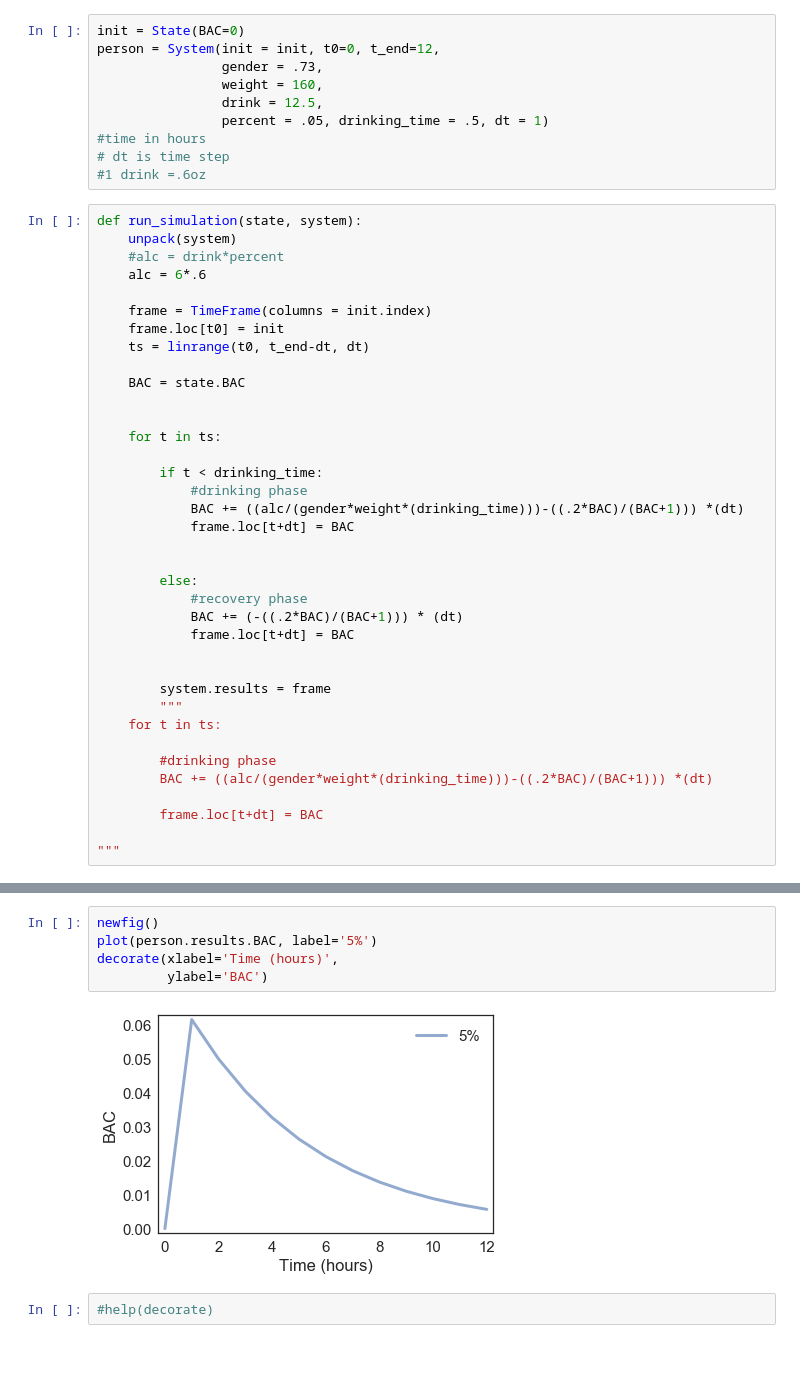
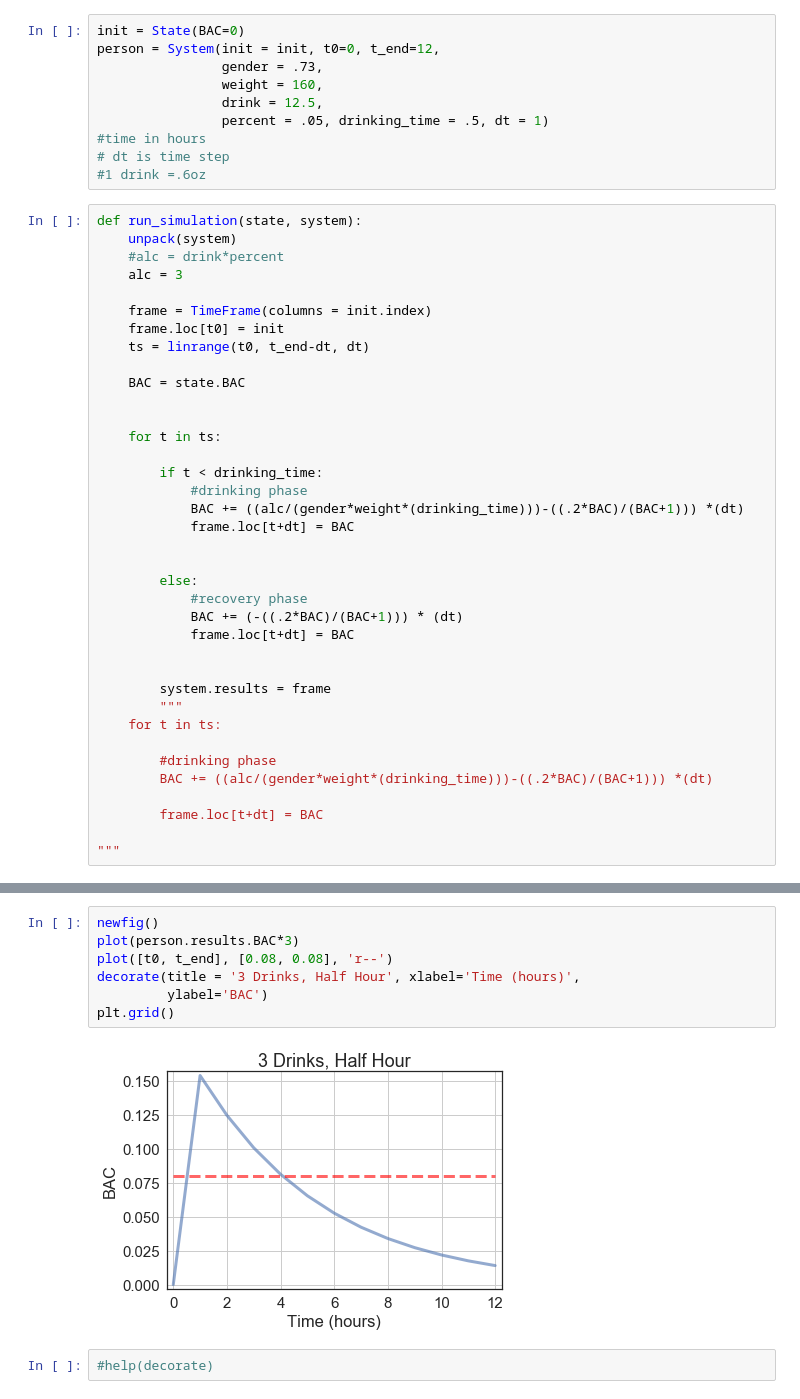
Before and after one commit to AlexFrye/ModSimPy, a Jupyter notebook: code/Project 2.1.ipynb, the cells around one changed output, grey strips where cells are left out. Saved outputs shown, nothing was run; the diff lists cells and outputs as text; blank space fills up the shorter version.

```diff
--- a/code/Project 2.1.ipynb
+++ b/code/Project 2.1.ipynb
@@ -18,7 +18,7 @@ person = System(init = init, t0=0, t_end=12,
 def run_simulation(state, system):
     unpack(system)
     #alc = drink*percent
-    alc = 6*.6
+    alc = 3
 
     frame = TimeFrame(columns = init.index)
     frame.loc[t0] = init
@@ -71,11 +71,13 @@ person.results.BAC
 Name: BAC, dtype: float64
 # %%
 newfig()
-plot(person.results.BAC, label='5%')
-decorate(xlabel='Time (hours)',
+plot(person.results.BAC*3)
+plot([t0, t_end], [0.08, 0.08], 'r--')
+decorate(title = '3 Drinks, Half Hour', xlabel='Time (hours)',
          ylabel='BAC')
+plt.grid()
 # %% [output]
-[figure, old version]
+[figure, new version]
 # %%
 #help(decorate)
 # %%
```
Also changed, not shown: parts of 7 cells of this notebook, 17 other files.
